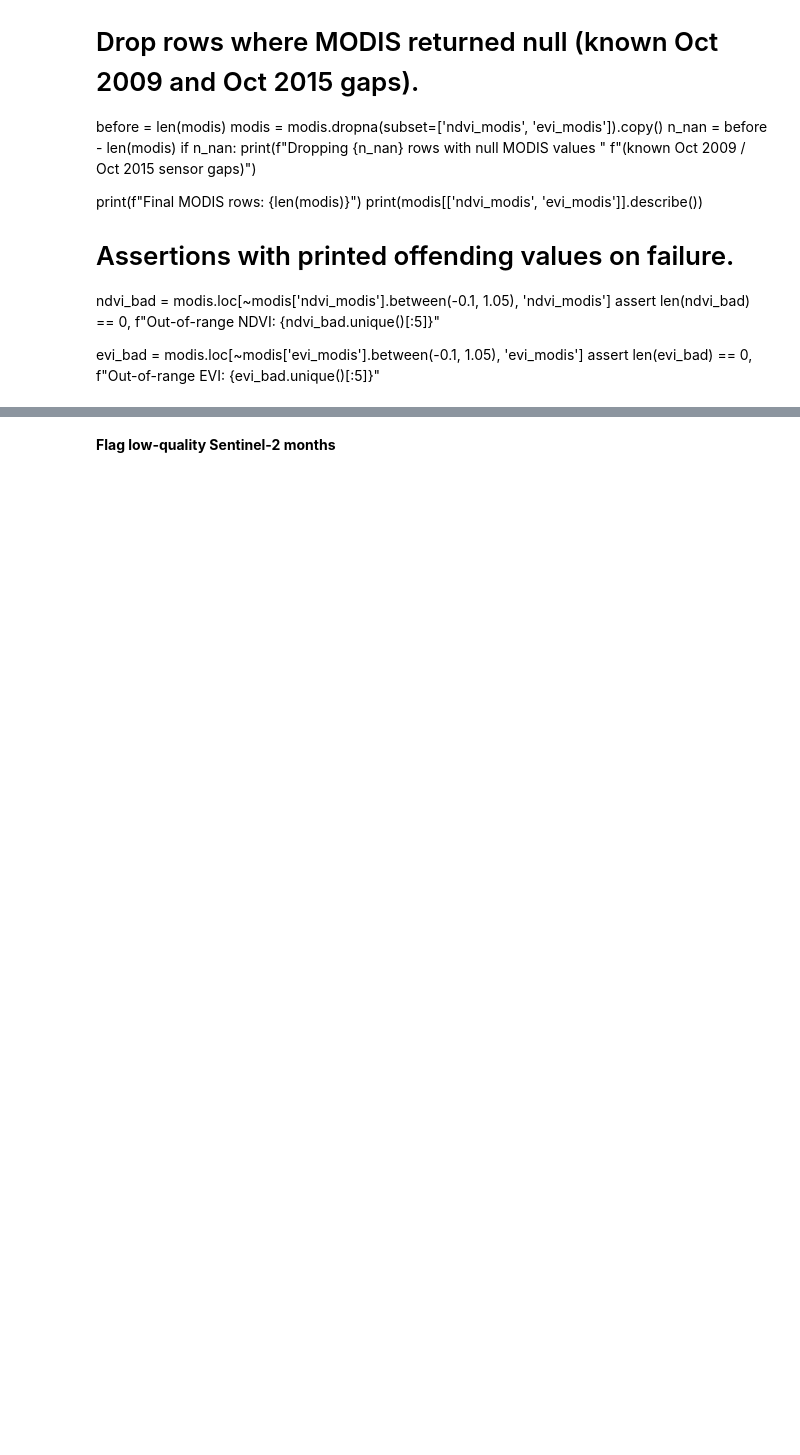
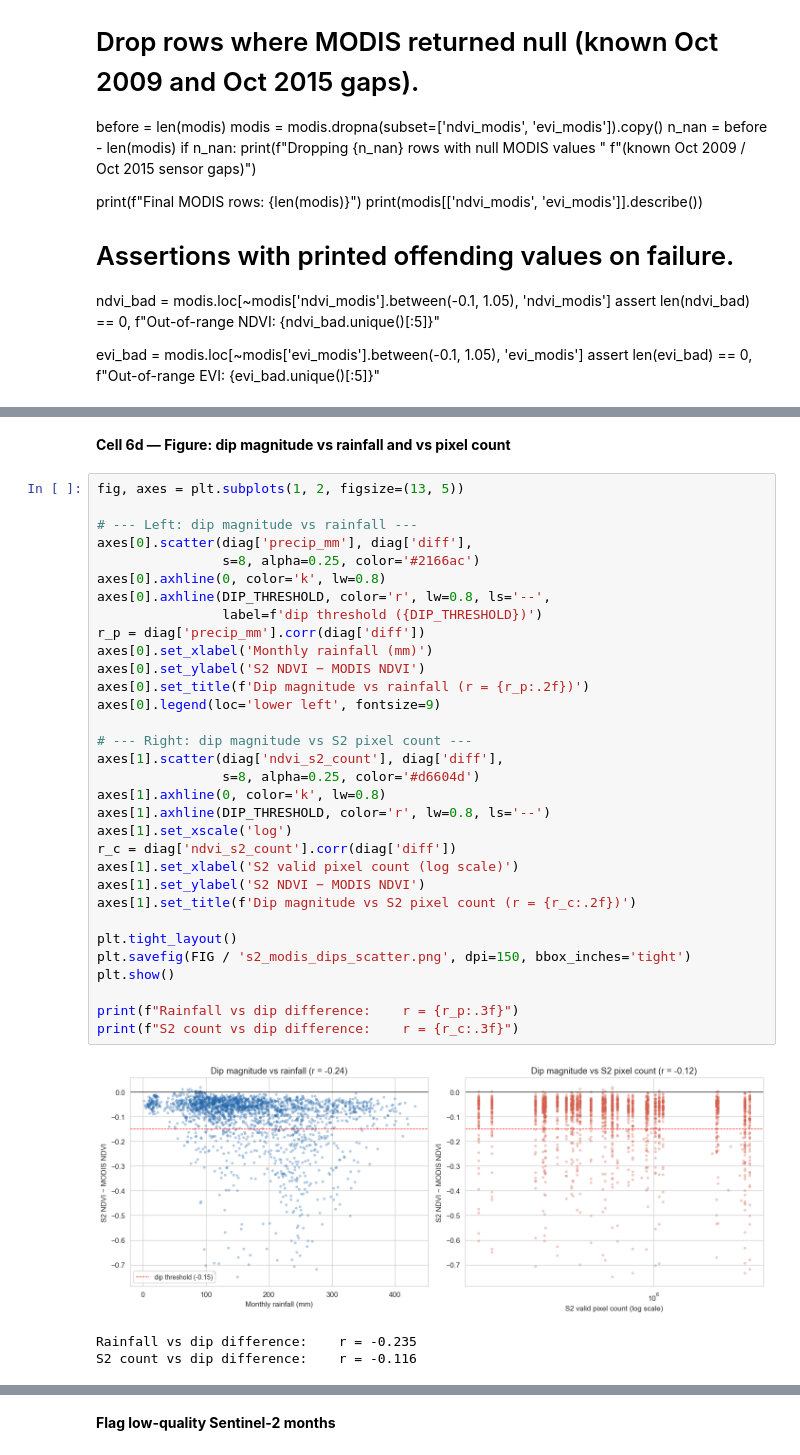
Before and after one commit to kiptoorono/Kericho-Vegetation-Dyamics, a Jupyter notebook: Notebooks/Load_Merge_Data.ipynb, the cells around one changed output, grey strips where cells are left out. Cells and saved outputs as stored; diff of their text form; blank space fills up the shorter version.

```diff
--- a/Notebooks/Load_Merge_Data.ipynb
+++ b/Notebooks/Load_Merge_Data.ipynb
@@ -406,0 +521,38 @@ if r < 0.3:
+# %% [markdown]
+<b>Cell 6d — Figure: dip magnitude vs rainfall and vs pixel count</b>
+# %%
+fig, axes = plt.subplots(1, 2, figsize=(13, 5))
+
+# --- Left: dip magnitude vs rainfall ---
+axes[0].scatter(diag['precip_mm'], diag['diff'],
+                s=8, alpha=0.25, color='#2166ac')
+axes[0].axhline(0, color='k', lw=0.8)
+axes[0].axhline(DIP_THRESHOLD, color='r', lw=0.8, ls='--',
+                label=f'dip threshold ({DIP_THRESHOLD})')
+r_p = diag['precip_mm'].corr(diag['diff'])
+axes[0].set_xlabel('Monthly rainfall (mm)')
+axes[0].set_ylabel('S2 NDVI − MODIS NDVI')
+axes[0].set_title(f'Dip magnitude vs rainfall (r = {r_p:.2f})')
+axes[0].legend(loc='lower left', fontsize=9)
+
+# --- Right: dip magnitude vs S2 pixel count ---
+axes[1].scatter(diag['ndvi_s2_count'], diag['diff'],
+                s=8, alpha=0.25, color='#d6604d')
+axes[1].axhline(0, color='k', lw=0.8)
+axes[1].axhline(DIP_THRESHOLD, color='r', lw=0.8, ls='--')
+axes[1].set_xscale('log')
+r_c = diag['ndvi_s2_count'].corr(diag['diff'])
+axes[1].set_xlabel('S2 valid pixel count (log scale)')
+axes[1].set_ylabel('S2 NDVI − MODIS NDVI')
+axes[1].set_title(f'Dip magnitude vs S2 pixel count (r = {r_c:.2f})')
+
+plt.tight_layout()
+plt.savefig(FIG / 's2_modis_dips_scatter.png', dpi=150, bbox_inches='tight')
+plt.show()
+
+print(f"Rainfall vs dip difference:    r = {r_p:.3f}")
+print(f"S2 count vs dip difference:    r = {r_c:.3f}")
+# %% [output]
+[figure, added]
+Rainfall vs dip difference:    r = -0.235
+S2 count vs dip difference:    r = -0.116
```
Also changed, not shown: parts of 28 cells of this notebook, 5 other files.
